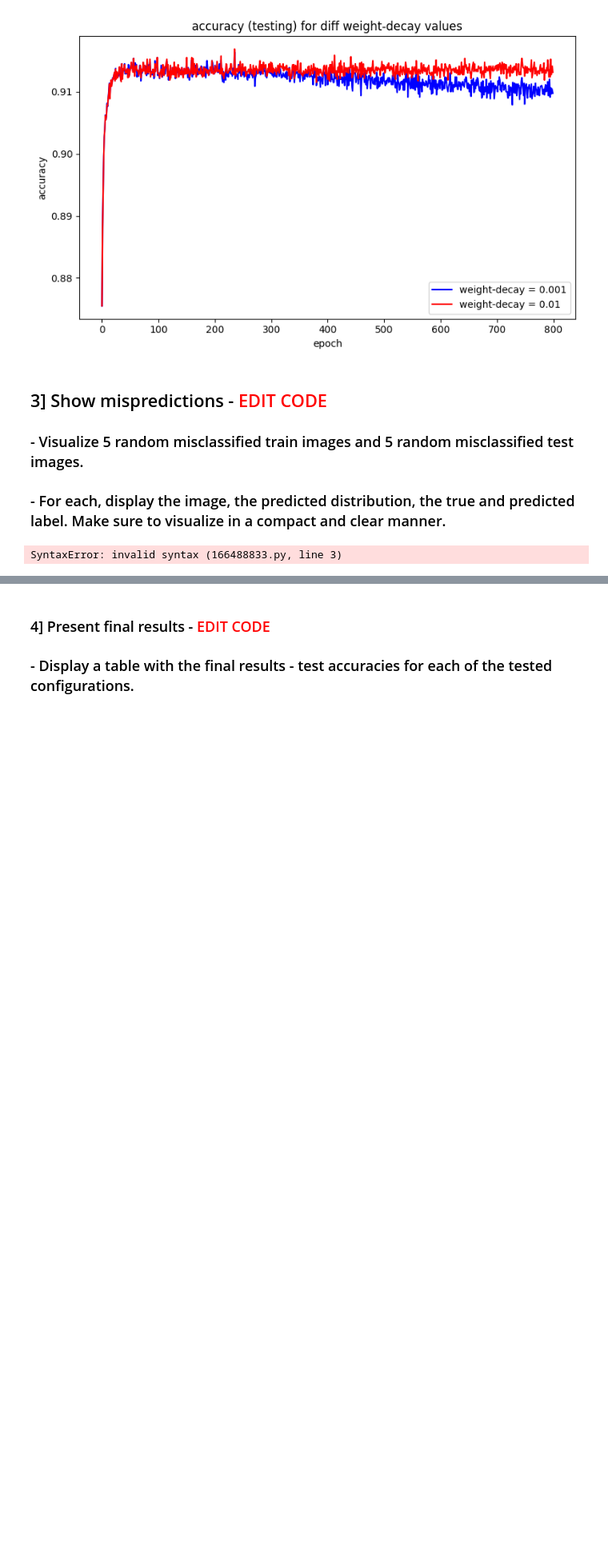
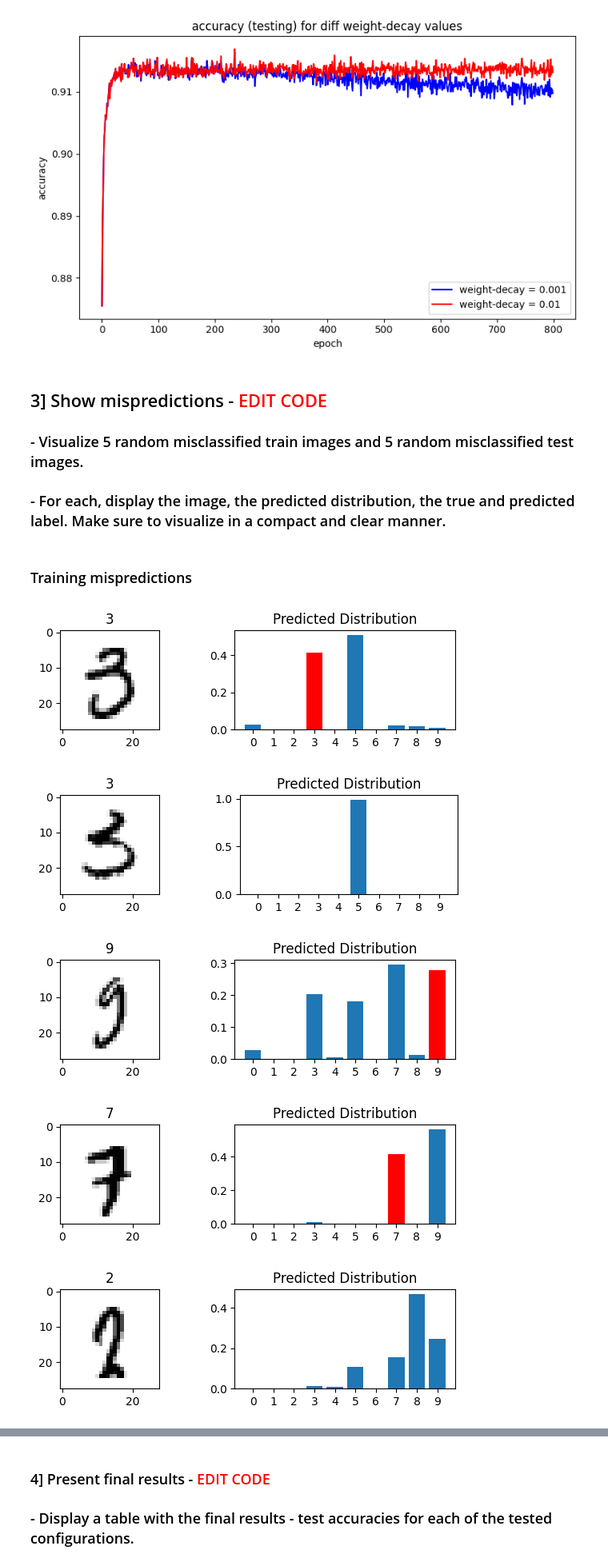
Before and after one commit to MacDucky/ComputerVision, a Jupyter notebook: assignment_3/assignment_03.ipynb, the cells around one changed output, grey strips where cells are left out. Shown at 80% size. Cells and saved outputs as stored; diff of their text form; code cells hidden in the pictures; blank space fills up the shorter version.

Commit message:
added plotting of misclassification

```diff
--- a/assignment_3/assignment_03.ipynb
+++ b/assignment_3/assignment_03.ipynb
@@ -573,9 +573,34 @@ plot_curve2(test_accuracy_weight_decay[0], 'weight-decay = 0.001', test_accuracy
 ## 3] Show mispredictions - <font color='red'>EDIT CODE</font>
 ### - Visualize 5 random misclassified train images and 5 random misclassified test images.
 ### - For each, display the image, the predicted distribution, the true and predicted label. Make sure to visualize in a compact and clear manner.
-# %%
-...
-complete
-here...
-# %% [output]
-SyntaxError: invalid syntax (166488833.py, line 3)
+# %% [markdown]
+###  Training mispredictions
+# %%
+num_miss = 5
+training_prediction = compute_prediction(vector_x_train_bias, weight)
+training_label = y_train
+idx_training_misclassified = np.where((np.argmax(training_prediction, axis=-1) == np.argmax(training_label, axis=-1)) == 0)
+random_idx_training_misclassified = np.random.choice(list(*idx_training_misclassified), num_miss)
+random_img_training_misclassified = x_train[random_idx_training_misclassified, :]
+random_label_training_misclassified = np.argmax(training_label[random_idx_training_misclassified, :], axis=-1)
+random_prediction_training_misclassified = training_prediction[random_idx_training_misclassified]
+for img, lab, pred in zip(random_img_training_misclassified, random_label_training_misclassified, random_prediction_training_misclassified):
+    fig, (ax1, ax2) = plt.subplots(1, 2, figsize=(6, 2))
+    ax1.imshow(1 - img, cmap='gray')
+    ax1.set_title(lab)
+
+    ticks = range(10)
+    ax2.bar(ticks, pred)
+    plt.bar(ticks[lab], pred[lab], color='red')
+    ax2.set_xticks(ticks)
+    ax2.set_xticklabels(ticks)
+    ax2.set_title("Predicted Distribution")
+
+    plt.tight_layout()
+    plt.show()
+# %% [output]
+[figure, added]
+[figure, added]
+[figure, added]
+[figure, added]
+[figure, added]
```
Also changed, not shown: parts of 5 cells of this notebook.
